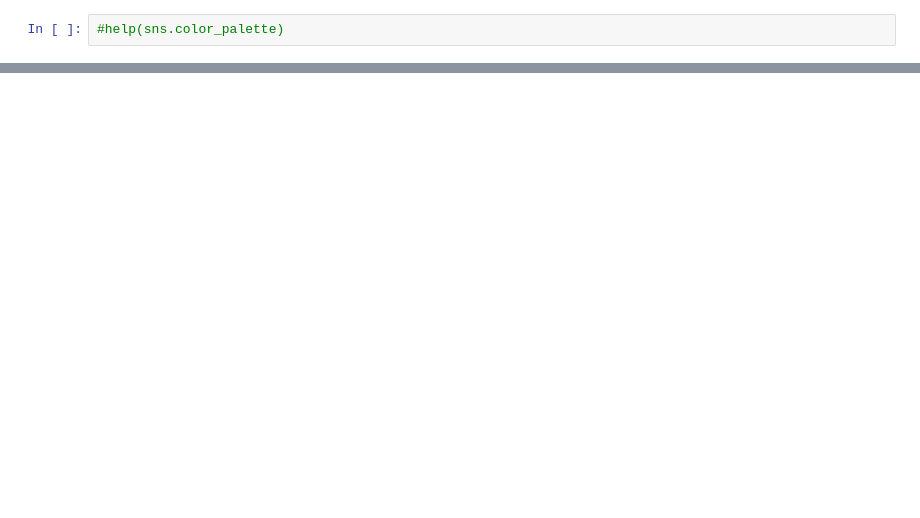
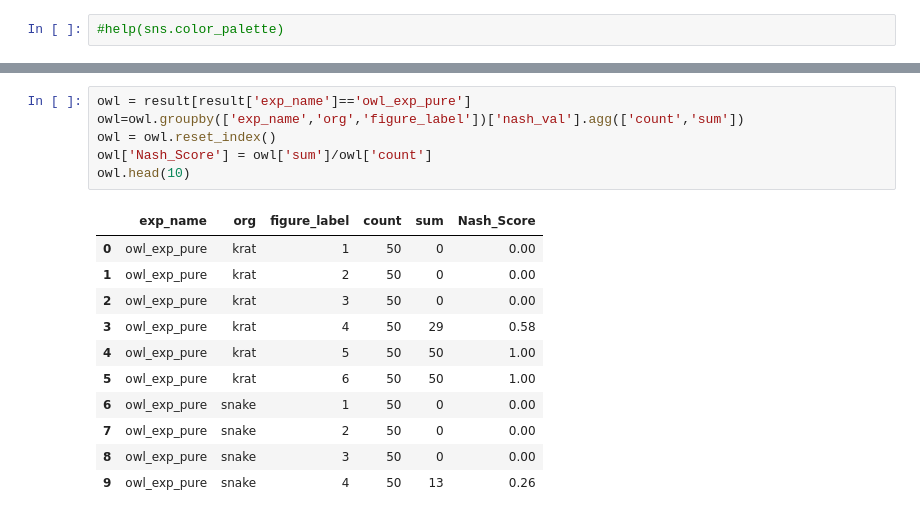
Before and after one commit to michaelremington2/uumarrty_post_sim_analysis, a Jupyter notebook: nash_score.ipynb, the cells around one changed output, grey strips where cells are left out. Saved outputs shown, nothing was run; the diff lists cells and outputs as text; blank space fills up the shorter version.

```diff
--- a/nash_score.ipynb
+++ b/nash_score.ipynb
@@ -82,0 +123,18 @@ Text(99.5, 0.5, 'Experiment')
+# %%
+owl = result[result['exp_name']=='owl_exp_pure']
+owl=owl.groupby(['exp_name','org','figure_label'])['nash_val'].agg(['count','sum'])
+owl = owl.reset_index()
+owl['Nash_Score'] = owl['sum']/owl['count']
+owl.head(10)
+# %% [output]
+|  | exp_name | org | figure_label | count | sum | Nash_Score |
+| 0 | owl_exp_pure | krat | 1 | 50 | 0 | 0.00 |
+| 1 | owl_exp_pure | krat | 2 | 50 | 0 | 0.00 |
+| 2 | owl_exp_pure | krat | 3 | 50 | 0 | 0.00 |
+| 3 | owl_exp_pure | krat | 4 | 50 | 29 | 0.58 |
+| 4 | owl_exp_pure | krat | 5 | 50 | 50 | 1.00 |
+| 5 | owl_exp_pure | krat | 6 | 50 | 50 | 1.00 |
+| 6 | owl_exp_pure | snake | 1 | 50 | 0 | 0.00 |
+| 7 | owl_exp_pure | snake | 2 | 50 | 0 | 0.00 |
+| 8 | owl_exp_pure | snake | 3 | 50 | 0 | 0.00 |
+| 9 | owl_exp_pure | snake | 4 | 50 | 13 | 0.26 |
```
Also changed, not shown: parts of 6 cells of this notebook, 15 other files.
